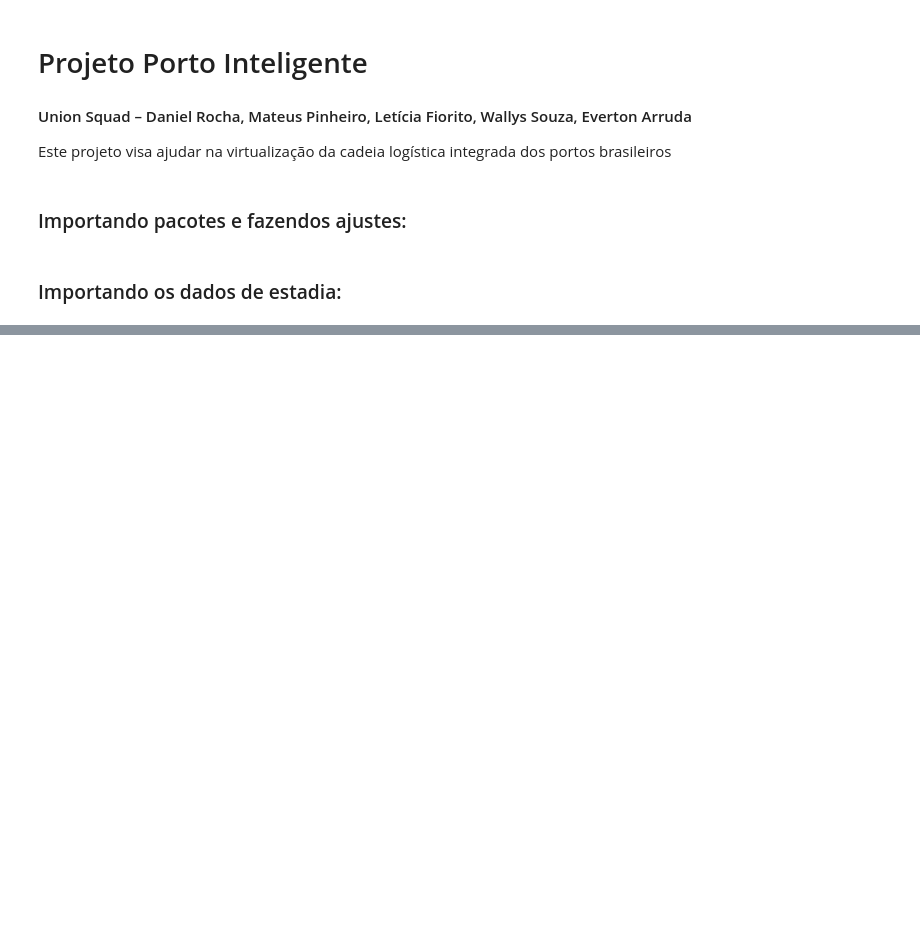
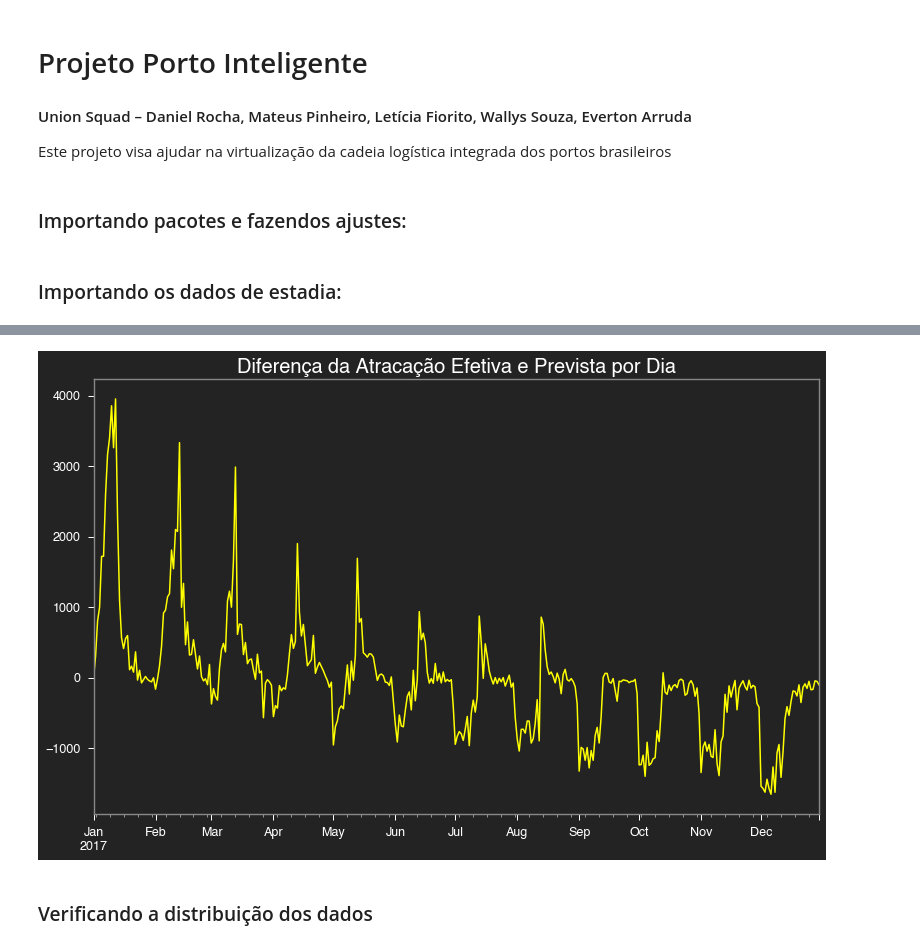
Before and after one commit to danielnrocha/BrasilHackExport, a Jupyter notebook: Projeto Porto Inteligente.ipynb, the cells around one changed output, grey strips where cells are left out. Saved outputs shown, nothing was run; the diff lists cells and outputs as text; code cells hidden in the pictures; blank space fills up the shorter version.

Commit message:
update plots

```diff
--- a/Projeto Porto Inteligente.ipynb
+++ b/Projeto Porto Inteligente.ipynb
@@ -95,0 +27,10 @@ vehicle_date.head(2)
+# %%
+stays = pd.read_csv('/Users/pedrocerbino/Downloads/ESTADIA/Estadia.csv',sep=';')
+for i in ['Atracação Prevista','Atracação Efetiva','Desatracação Prevista','Desatracação Efetiva']:
+    stays[i] = pd.to_datetime(stays[i],errors='coerce')
+stays['Local(is) Atracação (área do porto > berço > cabeço)'] = [i.split(' > ')[1] for i in stays[
+    'Local(is) Atracação (área do porto > berço > cabeço)']]
+stays.rename(columns={'Local(is) Atracação (área do porto > berço > cabeço)':'Berço'},inplace=True)
+stays.drop(columns=['Local(is) e Data(s) Reatracação (área do porto > berço > ca'],inplace=True)
+stays['Código Bitrigrama'] = [i.split(' - ')[0] for i in stays['Porto de estadia atual']]
+stays.head(2)
@@ -95,0 +100,9 @@ vehicle_date.head(2)
+# %%
+pd.Series(data=(stays['Atracação Prevista'] - stays['Atracação Efetiva']).astype(
+    'timedelta64[h]').values, index=stays['Atracação Efetiva'].astype(
+    'datetime64[D]').values).groupby(level=0).mean()[:364].plot(color='yellow')
+plt.title('Diferença da Atracação Efetiva e Prevista por Dia');
+# %% [output]
+[figure, added]
+# %% [markdown]
+### Verificando a distribuição dos dados
```
Also changed, not shown: parts of 68 cells of this notebook, 1 other file.
